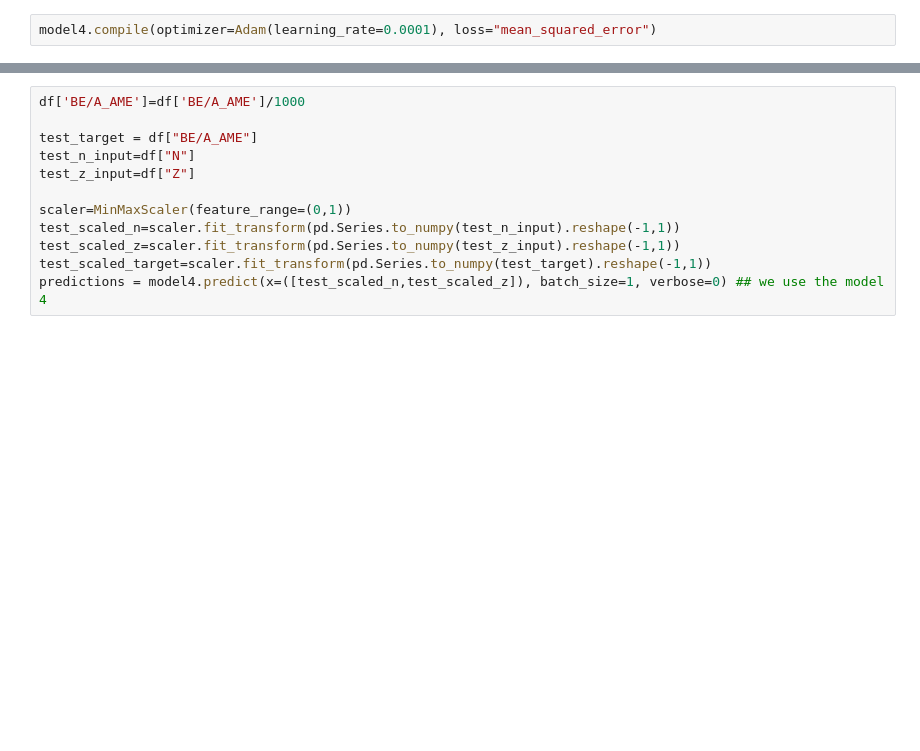
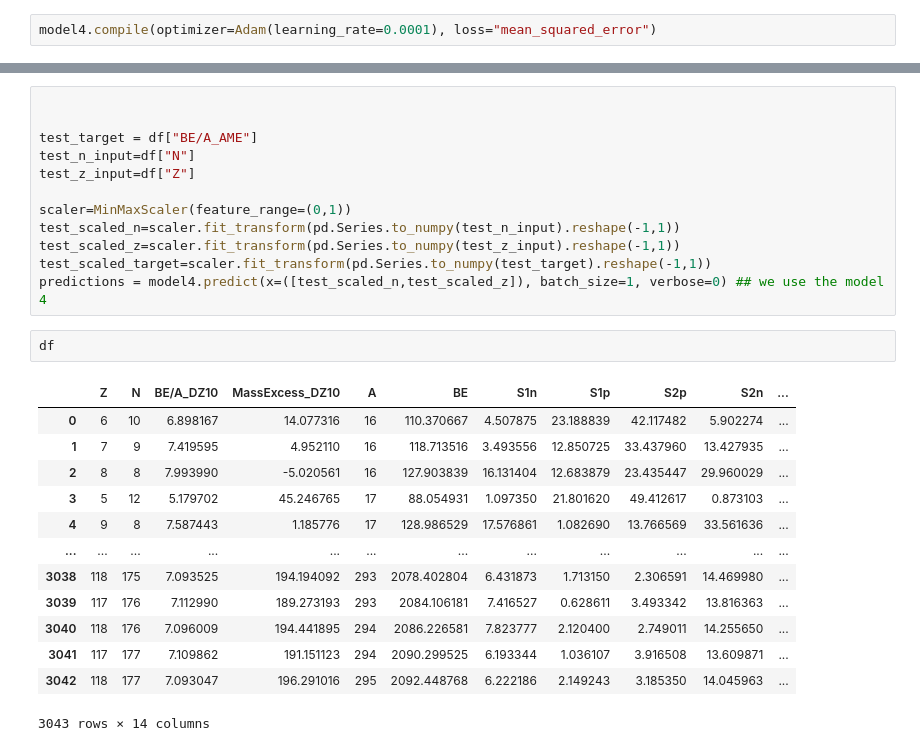
Before and after one commit to AlexianL/StudentProject2023, a Jupyter notebook: ANN2.ipynb, the cells around one changed output, grey strips where cells are left out. Cells and saved outputs as stored; diff of their text form; blank space fills up the shorter version.

```diff
--- a/ANN2.ipynb
+++ b/ANN2.ipynb
@@ -77,5 +71,5 @@ Epoch 150/150
 # %%
-df['BE/A_AME']=df['BE/A_AME']/1000
+
 
 test_target = df["BE/A_AME"]
 test_n_input=df["N"]
@@ -86,6 +80,22 @@ test_scaled_n=scaler.fit_transform(pd.Series.to_numpy(test_n_input).reshape(-1,1
 test_scaled_z=scaler.fit_transform(pd.Series.to_numpy(test_z_input).reshape(-1,1))
 test_scaled_target=scaler.fit_transform(pd.Series.to_numpy(test_target).reshape(-1,1))
 predictions = model4.predict(x=([test_scaled_n,test_scaled_z]), batch_size=1, verbose=0) ## we use the model 4
+# %%
+df
+# %% [output]
+|  | Z | N | BE/A_DZ10 | MassExcess_DZ10 | A | BE | S1n | S1p | S2p | S2n | ... |
+| 0 | 6 | 10 | 6.898167 | 14.077316 | 16 | 110.370667 | 4.507875 | 23.188839 | 42.117482 | 5.902274 | ... |
+| 1 | 7 | 9 | 7.419595 | 4.952110 | 16 | 118.713516 | 3.493556 | 12.850725 | 33.437960 | 13.427935 | ... |
+| 2 | 8 | 8 | 7.993990 | -5.020561 | 16 | 127.903839 | 16.131404 | 12.683879 | 23.435447 | 29.960029 | ... |
+| 3 | 5 | 12 | 5.179702 | 45.246765 | 17 | 88.054931 | 1.097350 | 21.801620 | 49.412617 | 0.873103 | ... |
+| 4 | 9 | 8 | 7.587443 | 1.185776 | 17 | 128.986529 | 17.576861 | 1.082690 | 13.766569 | 33.561636 | ... |
+| ... | ... | ... | ... | ... | ... | ... | ... | ... | ... | ... | ... |
+| 3038 | 118 | 175 | 7.093525 | 194.194092 | 293 | 2078.402804 | 6.431873 | 1.713150 | 2.306591 | 14.469980 | ... |
+| 3039 | 117 | 176 | 7.112990 | 189.273193 | 293 | 2084.106181 | 7.416527 | 0.628611 | 3.493342 | 13.816363 | ... |
+| 3040 | 118 | 176 | 7.096009 | 194.441895 | 294 | 2086.226581 | 7.823777 | 2.120400 | 2.749011 | 14.255650 | ... |
+| 3041 | 117 | 177 | 7.109862 | 191.151123 | 294 | 2090.299525 | 6.193344 | 1.036107 | 3.916508 | 13.609871 | ... |
+| 3042 | 118 | 177 | 7.093047 | 196.291016 | 295 | 2092.448768 | 6.222186 | 2.149243 | 3.185350 | 14.045963 | ... |
+3043 rows × 14 columns
 # %%
 rescaled_predictions=[(i - scaler.min_)/scaler.scale_ for i in predictions]
 
```
Also changed, not shown: parts of 6 cells of this notebook.
